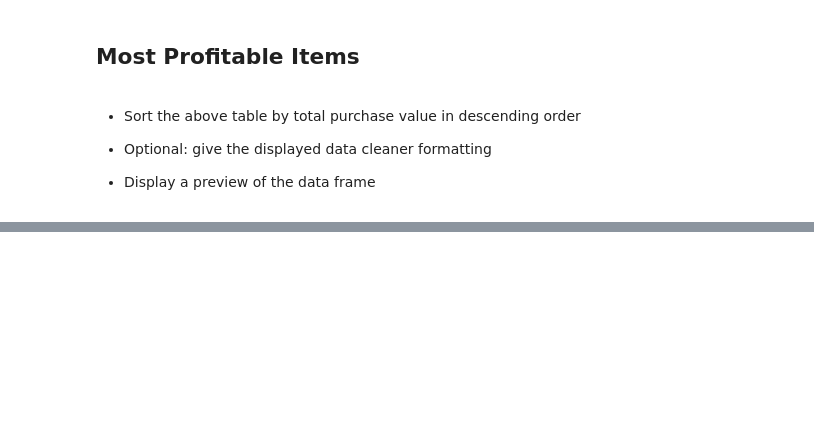
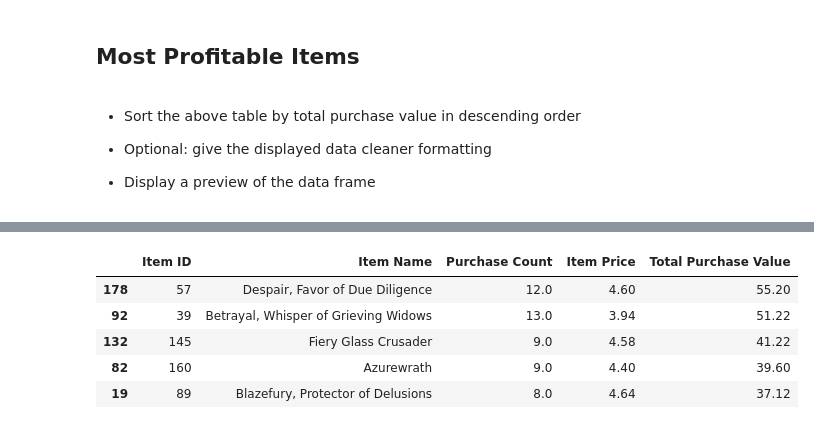
Before and after one commit to mpario/pandas-challenge, a Jupyter notebook: HeroesOfPymoli/HeroesOfPymoli_starter.ipynb, the cells around one changed output, grey strips where cells are left out. Drawn from its saved outputs; the diff is of its cells as text; code cells hidden in the pictures; blank space fills up the shorter version.

```diff
--- a/HeroesOfPymoli/HeroesOfPymoli_starter.ipynb
+++ b/HeroesOfPymoli/HeroesOfPymoli_starter.ipynb
@@ -710,0 +517,11 @@ Name: Purchase ID, dtype: int64
+# %%
+# Sort in Descending Order
+purchase_id_df.sort_values(by=["Total Purchase Value"], inplace=True, ascending=False)
+purchase_id_df.head()
+# %% [output]
+|  | Item ID | Item Name | Purchase Count | Item Price | Total Purchase Value |
+| 178 | 57 | Despair, Favor of Due Diligence | 12.0 | 4.60 | 55.20 |
+| 92 | 39 | Betrayal, Whisper of Grieving Widows | 13.0 | 3.94 | 51.22 |
+| 132 | 145 | Fiery Glass Crusader | 9.0 | 4.58 | 41.22 |
+| 82 | 160 | Azurewrath | 9.0 | 4.40 | 39.60 |
+| 19 | 89 | Blazefury, Protector of Delusions | 8.0 | 4.64 | 37.12 |
```
Also changed, not shown: parts of 7 cells of this notebook.
